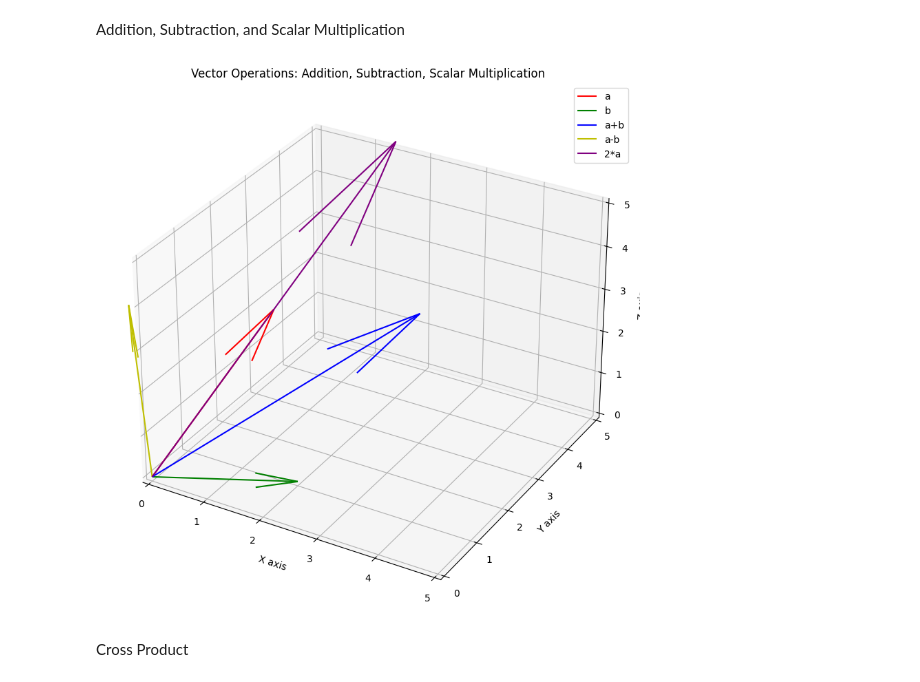
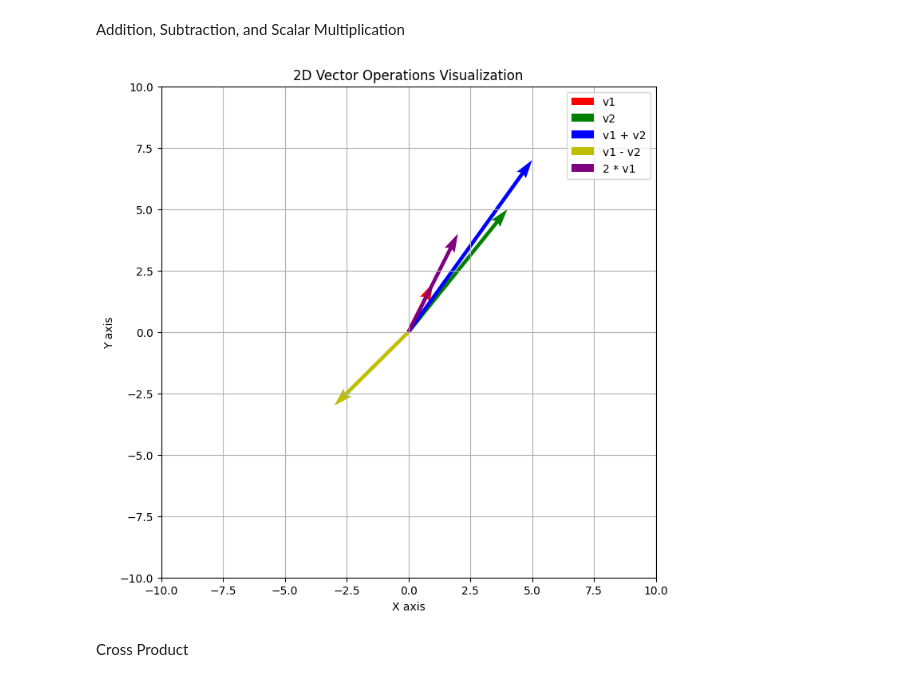
Before and after one commit to vedanshpriyadarshi/pytorch-linear-algebra, a Jupyter notebook: Linear_Algebra_Using_PyTorch_1.ipynb, the cells around one changed output. Saved outputs shown, nothing was run; the diff lists cells and outputs as text; code cells hidden in the pictures.

Commit message:
Graph updates

```diff
--- a/Linear_Algebra_Using_PyTorch_1.ipynb
+++ b/Linear_Algebra_Using_PyTorch_1.ipynb
@@ -391,46 +389,41 @@ Euclidean distance between v1 and v2: 5.196152210235596
 # %% [markdown]
 Addition, Subtraction, and Scalar Multiplication
 # %%
-import torch
-import matplotlib.pyplot as plt
-from mpl_toolkits.mplot3d import Axes3D
+# Defining the vectors
+v1 = torch.tensor([1, 2, 3])
+v2 = torch.tensor([4, 5, 6])
 
-# Define two vectors
-a = torch.tensor([1, 2, 3], dtype=torch.float)
-b = torch.tensor([2, 1, 0], dtype=torch.float)
+# Performing operations
+v_add = torch.add(v1, v2)          # Addition
+v_sub = torch.sub(v1, v2)          # Subtraction
+v_scalar_mul = torch.mul(v1, 2)    # Scalar Multiplication
 
-# Perform operations
-addition = a + b
-subtraction = a - b
-scalar_multiplication = 2 * a
+# Create a 2D plot for visualization
+fig, ax = plt.subplots(figsize=(8, 8))
 
-# Create a 3D figure
-fig = plt.figure(figsize=(12,10))
-ax = fig.add_subplot(111, projection='3d')
+# Quiver plot for the vectors and their operations
+# For 2D, we use only the first two components of each tensor
+ax.quiver(0, 0, v1[0].item(), v1[1].item(), angles='xy', scale_units='xy', scale=1, color='r', label='v1')
+ax.quiver(0, 0, v2[0].item(), v2[1].item(), angles='xy', scale_units='xy', scale=1, color='g', label='v2')
+ax.quiver(0, 0, v_add[0].item(), v_add[1].item(), angles='xy', scale_units='xy', scale=1, color='b', label='v1 + v2')
+ax.quiver(0, 0, v_sub[0].item(), v_sub[1].item(), angles='xy', scale_units='xy', scale=1, color='y', label='v1 - v2')
+ax.quiver(0, 0, v_scalar_mul[0].item(), v_scalar_mul[1].item(), angles='xy', scale_units='xy', scale=1, color='purple', label='2 * v1')
 
-# Plot the vectors
-ax.quiver(0, 0, 0, a[0], a[1], a[2], color='r', label='a')
-ax.quiver(0, 0, 0, b[0], b[1], b[2], color='g', label='b')
-ax.quiver(0, 0, 0, addition[0], addition[1], addition[2], color='b', label='a+b')
-ax.quiver(0, 0, 0, subtraction[0], subtraction[1], subtraction[2], color='y', label='a-b')
-ax.quiver(0, 0, 0, scalar_multiplication[0], scalar_multiplication[1], scalar_multiplication[2], color='purple', label='2*a')
+# Setting the limits for the axes for better visualization
+ax.set_xlim([-10, 10])
+ax.set_ylim([-10, 10])
 
-# Setting limits for better visualization
-ax.set_xlim([0, 5])
-ax.set_ylim([0, 5])
-ax.set_zlim([0, 5])
-
-# Adding labels, legend, and title
+# Adding labels, title, legend, and grid
 ax.set_xlabel('X axis')
 ax.set_ylabel('Y axis')
-ax.set_zlabel('Z axis')
-ax.set_title('Vector Operations: Addition, Subtraction, Scalar Multiplication')
+ax.set_title('2D Vector Operations Visualization')
 ax.legend()
+plt.grid(True)
 
 # Show the plot
 plt.show()
 # %% [output]
-[figure, old version]
+[figure, new version]
 # %% [markdown]
 Cross Product
 # %%
```
Also changed, not shown: parts of 22 cells of this notebook.
